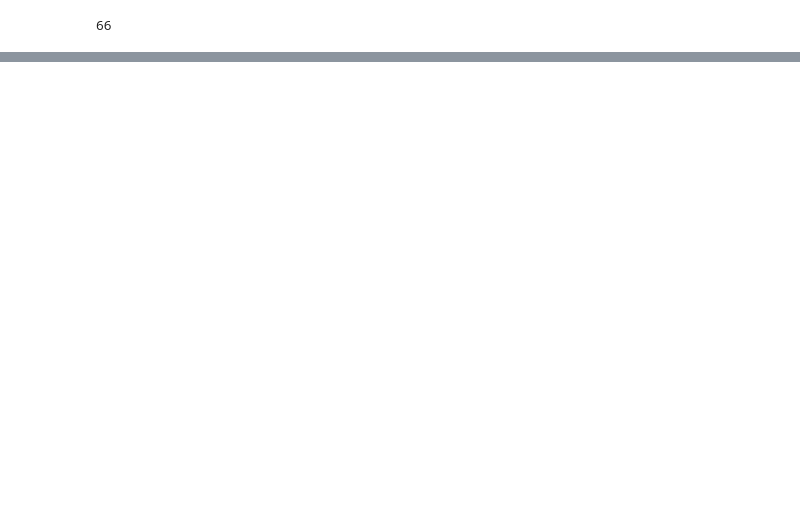
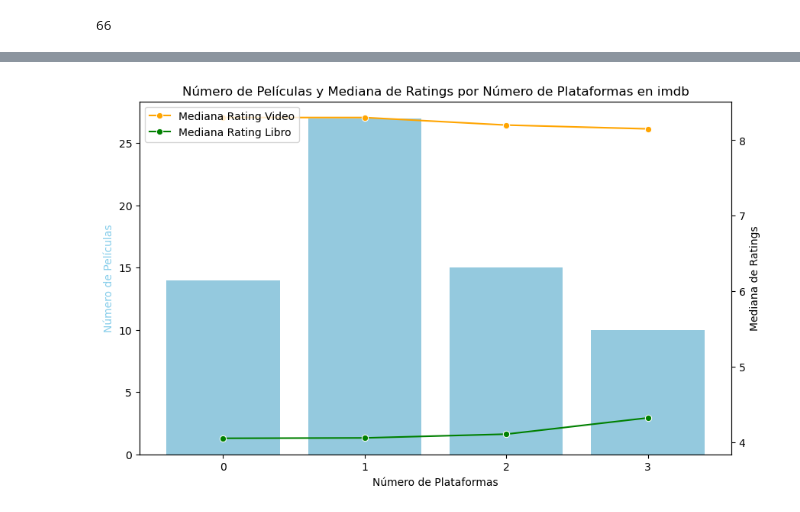
Before and after one commit to santiagorodriguez-dev/Proyecto5-ProyectoLibre, a Jupyter notebook: notebooks/06_visualizacion.ipynb, the cells around one changed output, grey strips where cells are left out. Cells and saved outputs as stored; diff of their text form; code cells hidden in the pictures; blank space fills up the shorter version.

```diff
--- a/notebooks/06_visualizacion.ipynb
+++ b/notebooks/06_visualizacion.ipynb
@@ -67,0 +89,4 @@ display(df_data_imdb.shape[0])
+# %%
+vi.visualizar_cantidad(df_data_imdb, "imdb")
+# %% [output]
+[figure, added]
```
Also changed, not shown: parts of 6 cells of this notebook, 1 other file.
